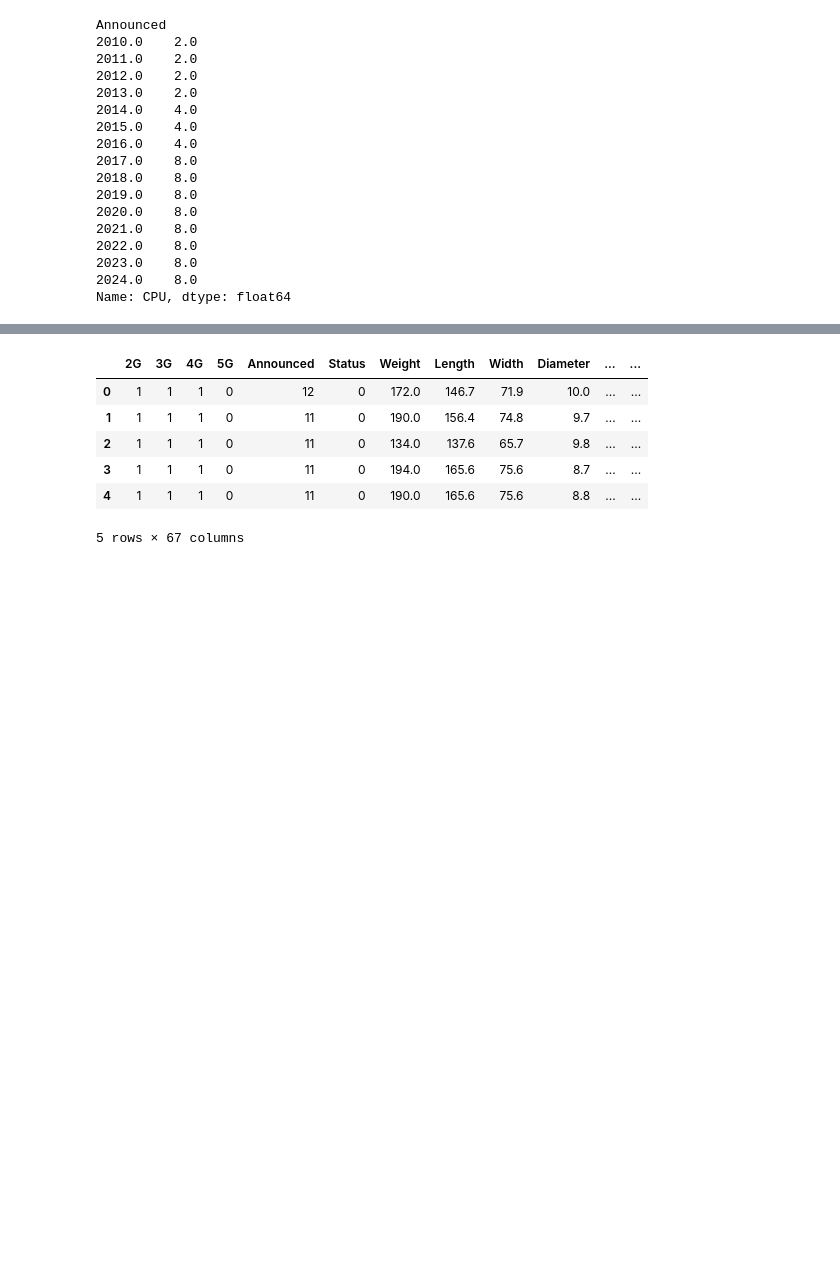
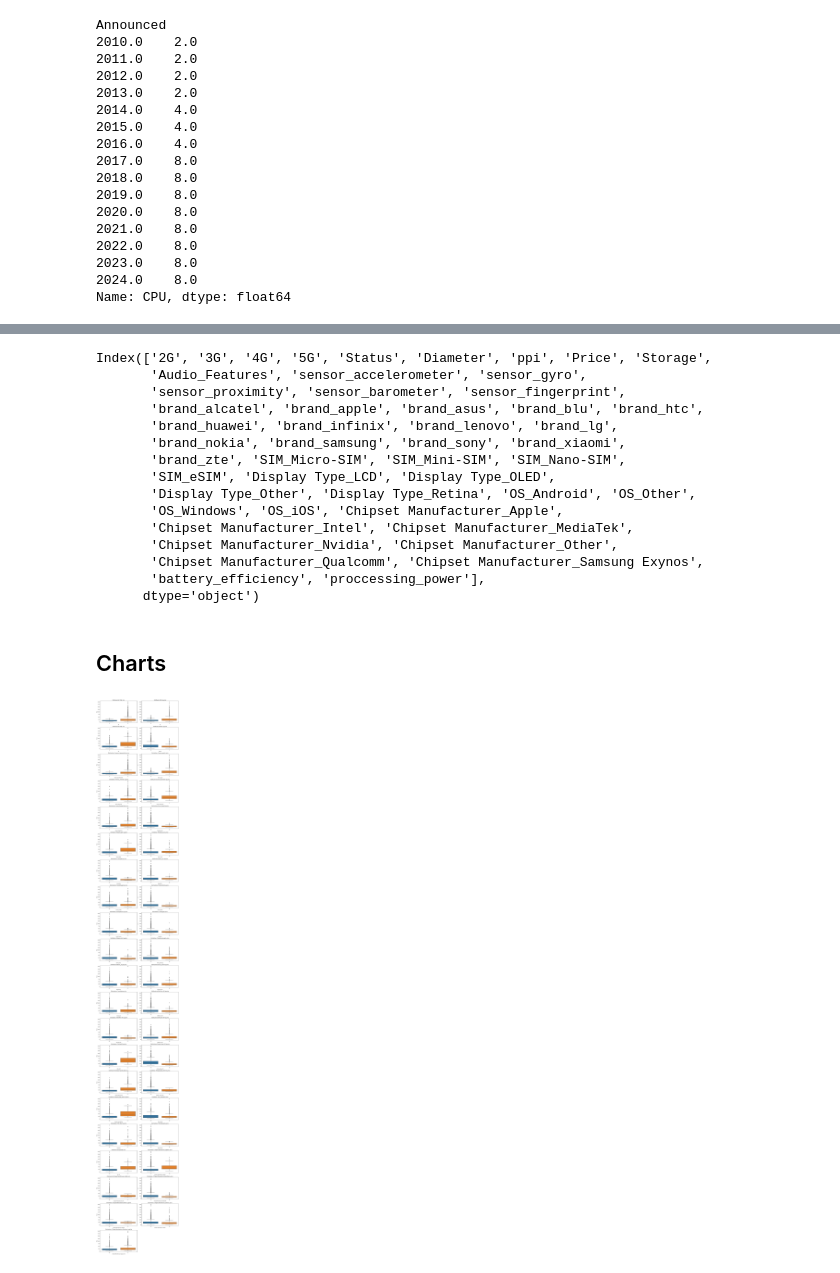
Before and after one commit to KianJanbozorgi/smartphone_comparison_phase2, a Jupyter notebook: regression.ipynb, the cells around one changed output, grey strips where cells are left out. Saved outputs shown, nothing was run; the diff lists cells and outputs as text; code cells hidden in the pictures; blank space fills up the shorter version.

```diff
--- a/regression.ipynb
+++ b/regression.ipynb
@@ -324,2 +538,2 @@ Name: count, dtype: int64
 # %%
-data= data.loc[data['is_outlier'] == 1]
+data['proccessing_power']=data['CPU']*data['GPU']
@@ -325,0 +546,2 @@ data= data.loc[data['is_outlier'] == 1]
+# %%
+data=data.drop(['Weight','Length','Width','pixel','RAM','battery_capacity','Display Size','body ratio','CPU','GPU',],axis=1)
@@ -325,0 +553,16 @@ data= data.loc[data['is_outlier'] == 1]
+# %%
+corr_matrix=data.corr()
+corr_matrix
+
+high_corr_pairs = []
+for i, col1 in enumerate(corr_matrix.columns):
+    for j, col2 in enumerate(corr_matrix.columns):
+        if i < j and abs(corr_matrix.loc[col1, col2]) > 0.6:
+            high_corr_pairs.append((col1, col2))
+
+high_corr_df = pd.DataFrame(columns=['Column 1', 'Column 2', 'Correlation'])
+for col1, col2 in high_corr_pairs:
+    high_corr_df = high_corr_df.append({'Column 1': col1, 'Column 2': col2, 'Correlation': corr_matrix.loc[col1, col2]}, ignore_index=True)
+
+print("Unique pairs of columns with correlation greater than 0.8:")
+high_corr_df
@@ -326,10 +588,39 @@ data= data.loc[data['is_outlier'] == 1]
+# %%
+data=data.drop(['Announced'],axis=1)
 # %%
-data.head()
+data.columns
 # %% [output]
-|  | 2G | 3G | 4G | 5G | Announced | Status | Weight | Length | Width | Diameter | ... | ... |
-| 0 | 1 | 1 | 1 | 0 | 12 | 0 | 172.0 | 146.7 | 71.9 | 10.0 | ... | ... |
-| 1 | 1 | 1 | 1 | 0 | 11 | 0 | 190.0 | 156.4 | 74.8 | 9.7 | ... | ... |
-| 2 | 1 | 1 | 1 | 0 | 11 | 0 | 134.0 | 137.6 | 65.7 | 9.8 | ... | ... |
-| 3 | 1 | 1 | 1 | 0 | 11 | 0 | 194.0 | 165.6 | 75.6 | 8.7 | ... | ... |
-| 4 | 1 | 1 | 1 | 0 | 11 | 0 | 190.0 | 165.6 | 75.6 | 8.8 | ... | ... |
-5 rows × 67 columns
+Index(['2G', '3G', '4G', '5G', 'Status', 'Diameter', 'ppi', 'Price', 'Storage',
+       'Audio_Features', 'sensor_accelerometer', 'sensor_gyro',
+       'sensor_proximity', 'sensor_barometer', 'sensor_fingerprint',
+       'brand_alcatel', 'brand_apple', 'brand_asus', 'brand_blu', 'brand_htc',
+       'brand_huawei', 'brand_infinix', 'brand_lenovo', 'brand_lg',
+       'brand_nokia', 'brand_samsung', 'brand_sony', 'brand_xiaomi',
+       'brand_zte', 'SIM_Micro-SIM', 'SIM_Mini-SIM', 'SIM_Nano-SIM',
+       'SIM_eSIM', 'Display Type_LCD', 'Display Type_OLED',
+       'Display Type_Other', 'Display Type_Retina', 'OS_Android', 'OS_Other',
+       'OS_Windows', 'OS_iOS', 'Chipset Manufacturer_Apple',
+       'Chipset Manufacturer_Intel', 'Chipset Manufacturer_MediaTek',
+       'Chipset Manufacturer_Nvidia', 'Chipset Manufacturer_Other',
+       'Chipset Manufacturer_Qualcomm', 'Chipset Manufacturer_Samsung Exynos',
+       'battery_efficiency', 'proccessing_power'],
+      dtype='object')
+# %% [markdown]
+## Charts
+# %%
+binary_columns = [col for col in data.columns if data[col].nunique() == 2]
+
+fig_all, ax_all = plt.subplots(nrows=21, ncols=2, figsize=(15, 100))
+
+for i, column in enumerate(binary_columns):
+    sns.boxplot(x=column, y=data['Price'], data=data, ax=ax_all[i // 2, i % 2])
+    ax_all[i // 2, i % 2].set_title(f'Distribution of {column} by price')
+
+
+fig_all.delaxes(ax_all[20,1])
+
+
+plt.tight_layout()
+plt.show()
+# %% [output]
+[figure, added]
```
Also changed, not shown: parts of 144 cells of this notebook.
